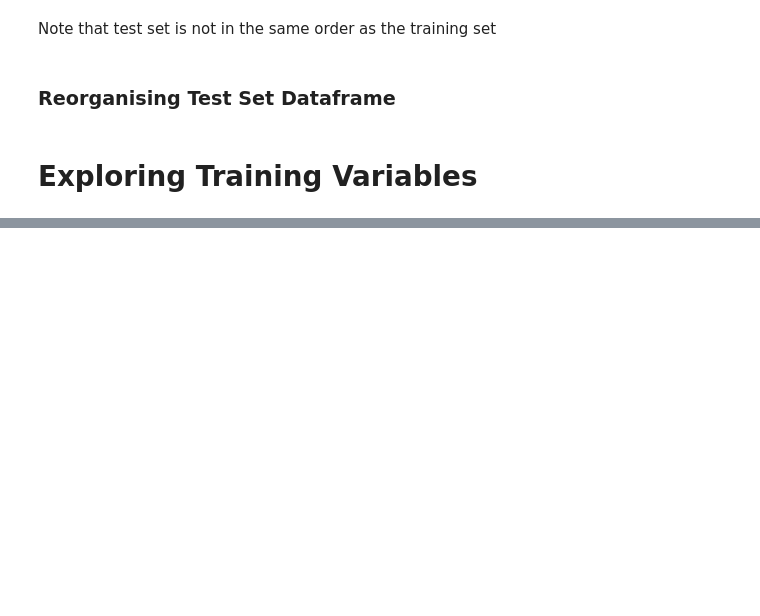
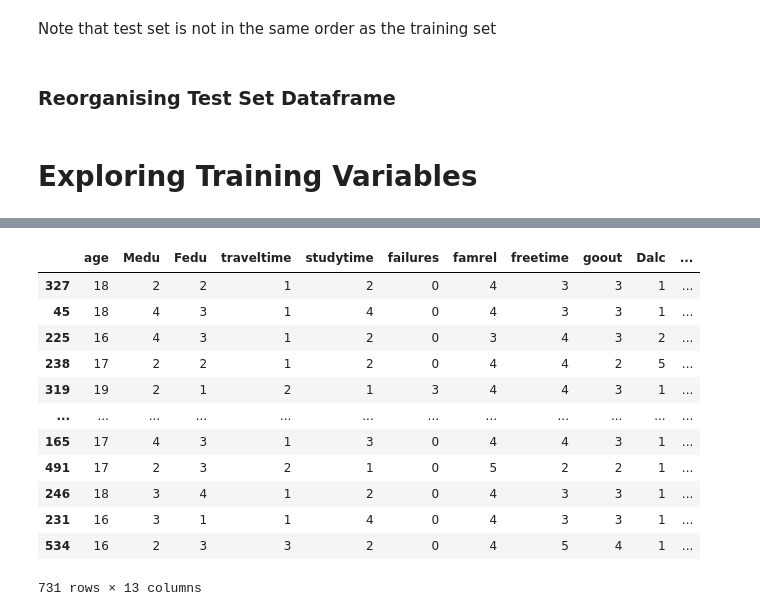
Before and after one commit to coffeeboost/SML-grade-predictor, a Jupyter notebook: CAIS_Kaggle.ipynb, the cells around one changed output, grey strips where cells are left out. Drawn from its saved outputs; the diff is of its cells as text; code cells hidden in the pictures; blank space fills up the shorter version.

```diff
--- a/CAIS_Kaggle.ipynb
+++ b/CAIS_Kaggle.ipynb
@@ -1205,0 +1191,16 @@ g = sns.heatmap(result)
+# %%
+trainset2
+# %% [output]
+|  | age | Medu | Fedu | traveltime | studytime | failures | famrel | freetime | goout | Dalc | ... |
+| 327 | 18 | 2 | 2 | 1 | 2 | 0 | 4 | 3 | 3 | 1 | ... |
+| 45 | 18 | 4 | 3 | 1 | 4 | 0 | 4 | 3 | 3 | 1 | ... |
+| 225 | 16 | 4 | 3 | 1 | 2 | 0 | 3 | 4 | 3 | 2 | ... |
+| 238 | 17 | 2 | 2 | 1 | 2 | 0 | 4 | 4 | 2 | 5 | ... |
+| 319 | 19 | 2 | 1 | 2 | 1 | 3 | 4 | 4 | 3 | 1 | ... |
+| ... | ... | ... | ... | ... | ... | ... | ... | ... | ... | ... | ... |
+| 165 | 17 | 4 | 3 | 1 | 3 | 0 | 4 | 4 | 3 | 1 | ... |
+| 491 | 17 | 2 | 3 | 2 | 1 | 0 | 5 | 2 | 2 | 1 | ... |
+| 246 | 18 | 3 | 4 | 1 | 2 | 0 | 4 | 3 | 3 | 1 | ... |
+| 231 | 16 | 3 | 1 | 1 | 4 | 0 | 4 | 3 | 3 | 1 | ... |
+| 534 | 16 | 2 | 3 | 3 | 2 | 0 | 4 | 5 | 4 | 1 | ... |
+731 rows × 13 columns
```
Also changed, not shown: parts of 6 cells of this notebook.
